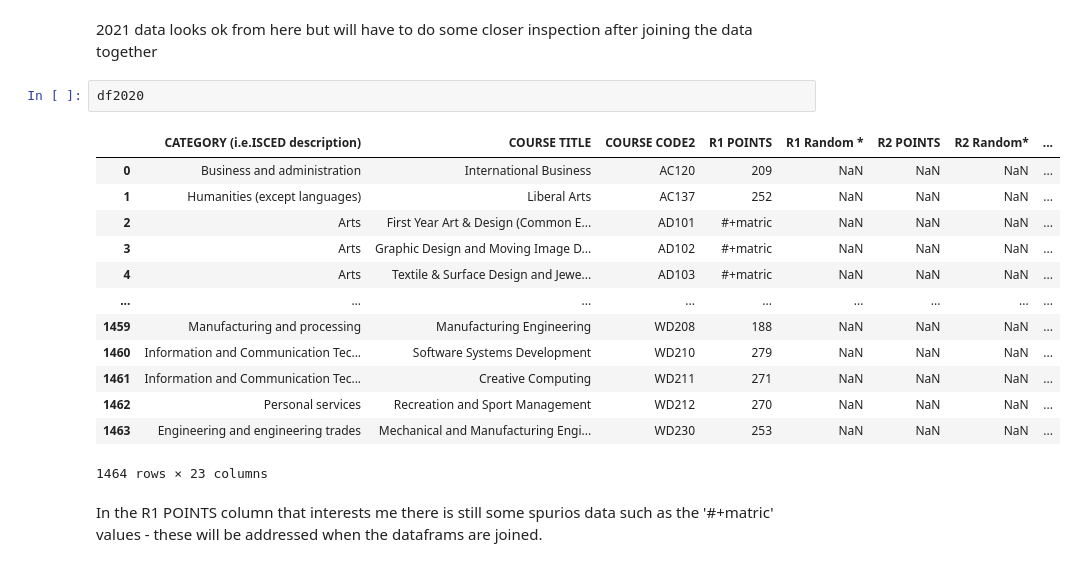
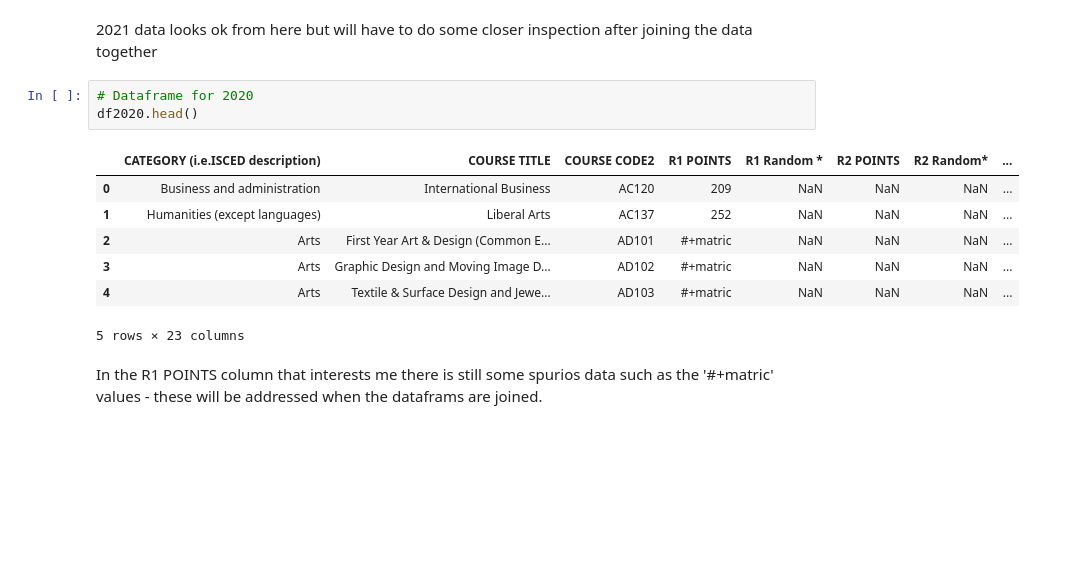
Before and after one commit to Lynch08/Fundementals_Of_Data_Analysis, a Jupyter notebook: CAO Points/new.ipynb, the cells around one changed output. Saved outputs shown, nothing was run; the diff lists cells and outputs as text; blank space fills up the shorter version.

```diff
--- a/CAO Points/new.ipynb
+++ b/CAO Points/new.ipynb
@@ -356,21 +361,16 @@ df2021
 # %% [markdown]
 2021 data looks ok from here but will have to do some closer inspection after joining the data together
 # %%
-df2020
+# Dataframe for 2020
+df2020.head()
 # %% [output]
 |  | CATEGORY (i.e.ISCED description) | COURSE TITLE | COURSE CODE2 | R1 POINTS | R1 Random * | R2 POINTS | R2 Random* | ... |
 | 0 | Business and administration | International Business | AC120 | 209 | NaN | NaN | NaN | ... |
 | 1 | Humanities (except languages) | Liberal Arts | AC137 | 252 | NaN | NaN | NaN | ... |
 | 2 | Arts | First Year Art & Design (Common E... | AD101 | #+matric | NaN | NaN | NaN | ... |
 | 3 | Arts | Graphic Design and Moving Image D... | AD102 | #+matric | NaN | NaN | NaN | ... |
 | 4 | Arts | Textile & Surface Design and Jewe... | AD103 | #+matric | NaN | NaN | NaN | ... |
-| ... | ... | ... | ... | ... | ... | ... | ... | ... |
-| 1459 | Manufacturing and processing | Manufacturing Engineering | WD208 | 188 | NaN | NaN | NaN | ... |
-| 1460 | Information and Communication Tec... | Software Systems Development | WD210 | 279 | NaN | NaN | NaN | ... |
-| 1461 | Information and Communication Tec... | Creative Computing | WD211 | 271 | NaN | NaN | NaN | ... |
-| 1462 | Personal services | Recreation and Sport Management | WD212 | 270 | NaN | NaN | NaN | ... |
-| 1463 | Engineering and engineering trades | Mechanical and Manufacturing Engi... | WD230 | 253 | NaN | NaN | NaN | ... |
-1464 rows × 23 columns
+5 rows × 23 columns
 # %% [markdown]
 In the R1 POINTS column that interests me there is still some spurios data such as the  '#+matric' values - these will be addressed when the dataframs are joined.
 # %%
```
Also changed, not shown: parts of 60 cells of this notebook, 5 other files.
